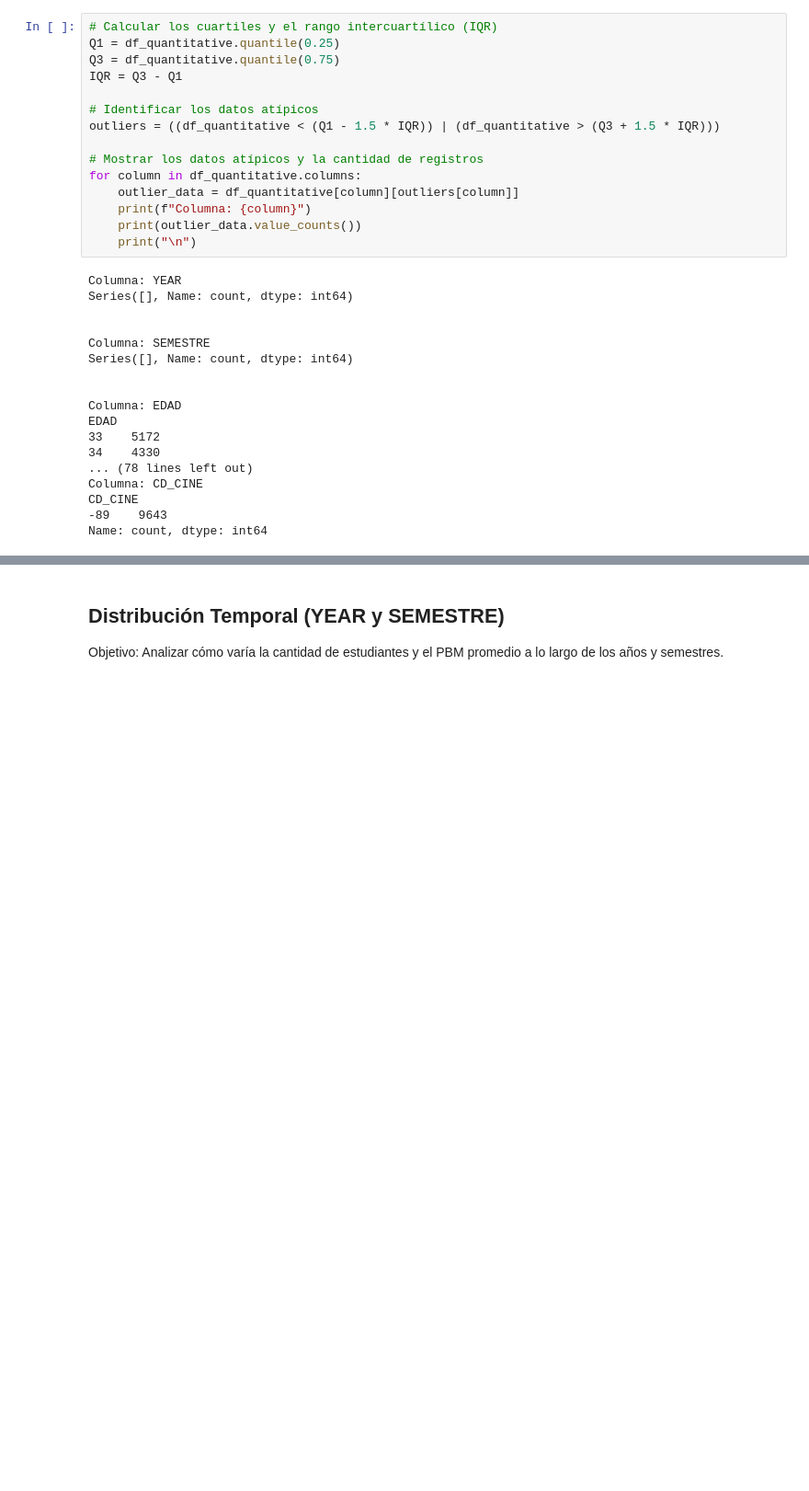
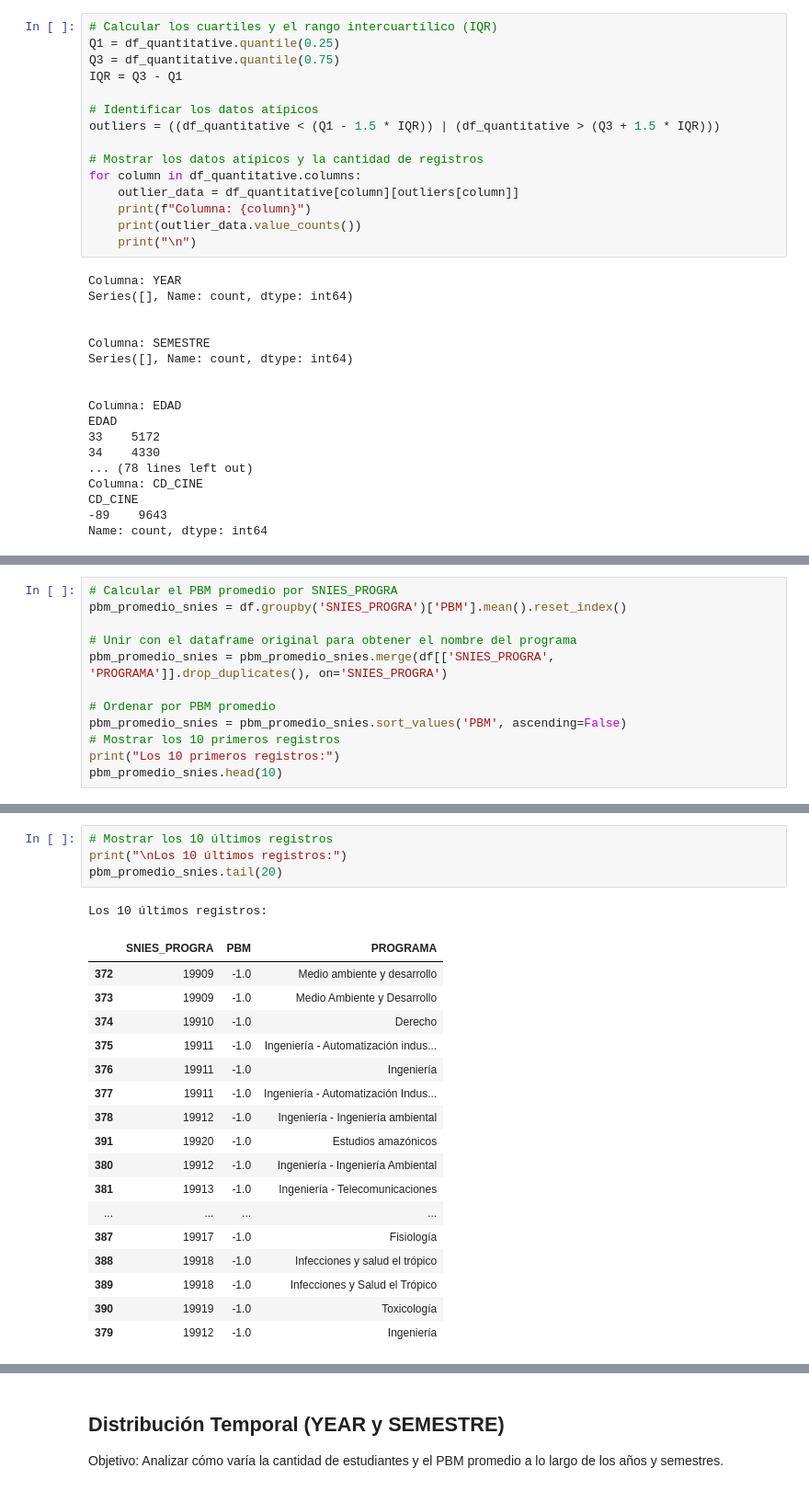
Before and after one commit to 10scar/Proyecto-ABD-2024-2, a Jupyter notebook: oscar.ipynb, the cells around one changed output, grey strips where cells are left out. Shown at 92% size. Saved outputs shown, nothing was run; the diff lists cells and outputs as text; blank space fills up the shorter version.

Commit message:
Actualizar la estructura de datos y optimizar el análisis de registros

```diff
--- a/oscar.ipynb
+++ b/oscar.ipynb
@@ -302,0 +320,12 @@ plt.show()
+# %%
+# Calcular el PBM promedio por SNIES_PROGRA
+pbm_promedio_snies = df.groupby('SNIES_PROGRA')['PBM'].mean().reset_index()
+
+# Unir con el dataframe original para obtener el nombre del programa
+pbm_promedio_snies = pbm_promedio_snies.merge(df[['SNIES_PROGRA', 'PROGRAMA']].drop_duplicates(), on='SNIES_PROGRA')
+
+# Ordenar por PBM promedio
+pbm_promedio_snies = pbm_promedio_snies.sort_values('PBM', ascending=False)
+# Mostrar los 10 primeros registros
+print("Los 10 primeros registros:")
+pbm_promedio_snies.head(10)
@@ -303,3 +345,26 @@ plt.show()
+# %%
+# Mostrar los 10 últimos registros
+print("\nLos 10 últimos registros:")
+pbm_promedio_snies.tail(20)
+# %% [output]
+Los 10 últimos registros:
+|  | SNIES_PROGRA | PBM | PROGRAMA |
+| 372 | 19909 | -1.0 | Medio ambiente y desarrollo |
+| 373 | 19909 | -1.0 | Medio Ambiente y Desarrollo |
+| 374 | 19910 | -1.0 | Derecho |
+| 375 | 19911 | -1.0 | Ingeniería - Automatización indus... |
+| 376 | 19911 | -1.0 | Ingeniería |
+| 377 | 19911 | -1.0 | Ingeniería - Automatización Indus... |
+| 378 | 19912 | -1.0 | Ingeniería - Ingeniería ambiental |
+| 391 | 19920 | -1.0 | Estudios amazónicos |
+| 380 | 19912 | -1.0 | Ingeniería - Ingeniería Ambiental |
+| 381 | 19913 | -1.0 | Ingeniería - Telecomunicaciones |
+| ... | ... | ... | ... |
+| 387 | 19917 | -1.0 | Fisiología |
+| 388 | 19918 | -1.0 | Infecciones y salud el trópico |
+| 389 | 19918 | -1.0 | Infecciones y Salud el Trópico |
+| 390 | 19919 | -1.0 | Toxicología |
+| 379 | 19912 | -1.0 | Ingeniería |
 # %%
 # Calcular el PBM promedio por edad
 pbm_por_edad = df_quantitative.groupby('EDAD')['PBM'].mean().reset_index()
```
Also changed, not shown: parts of 8 cells of this notebook.
